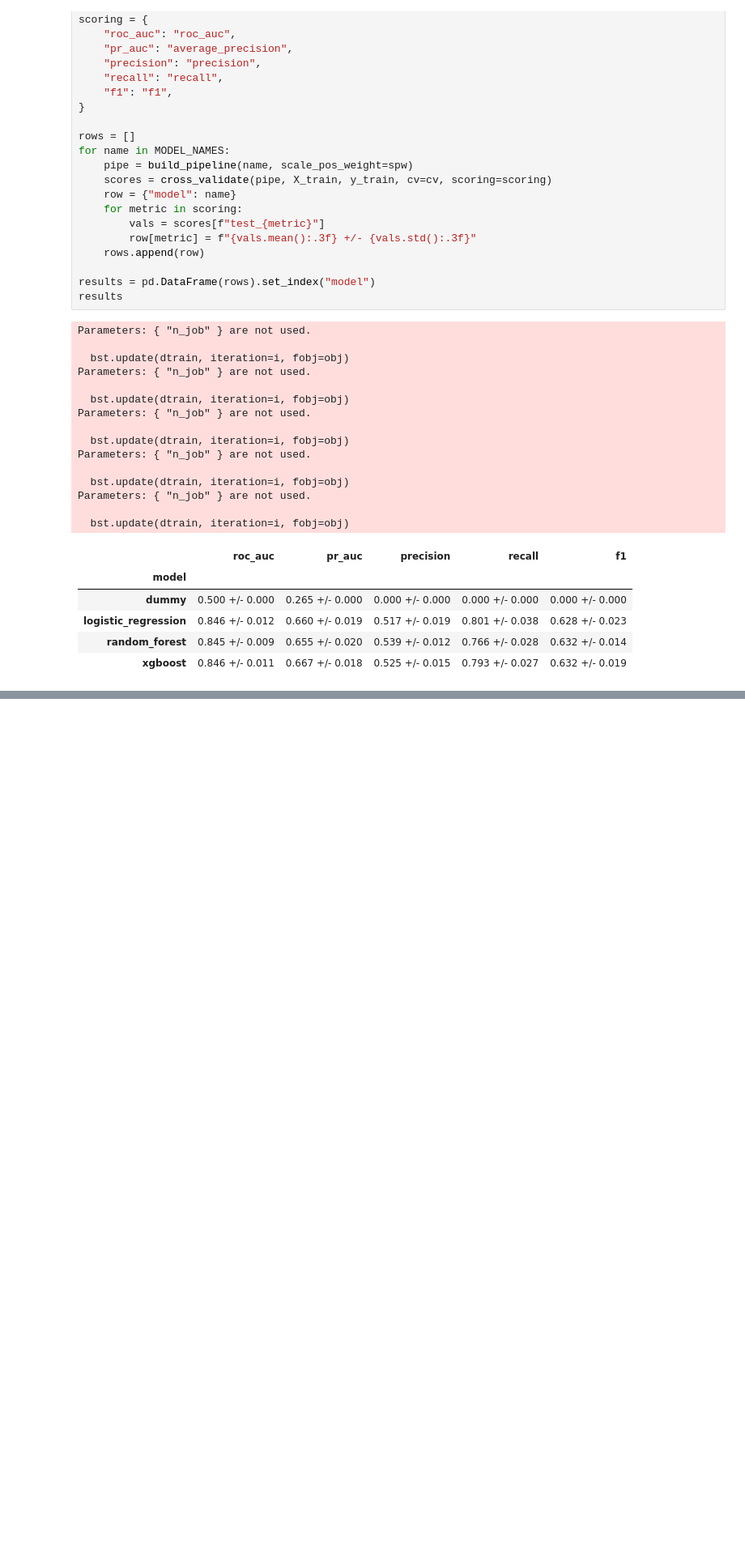
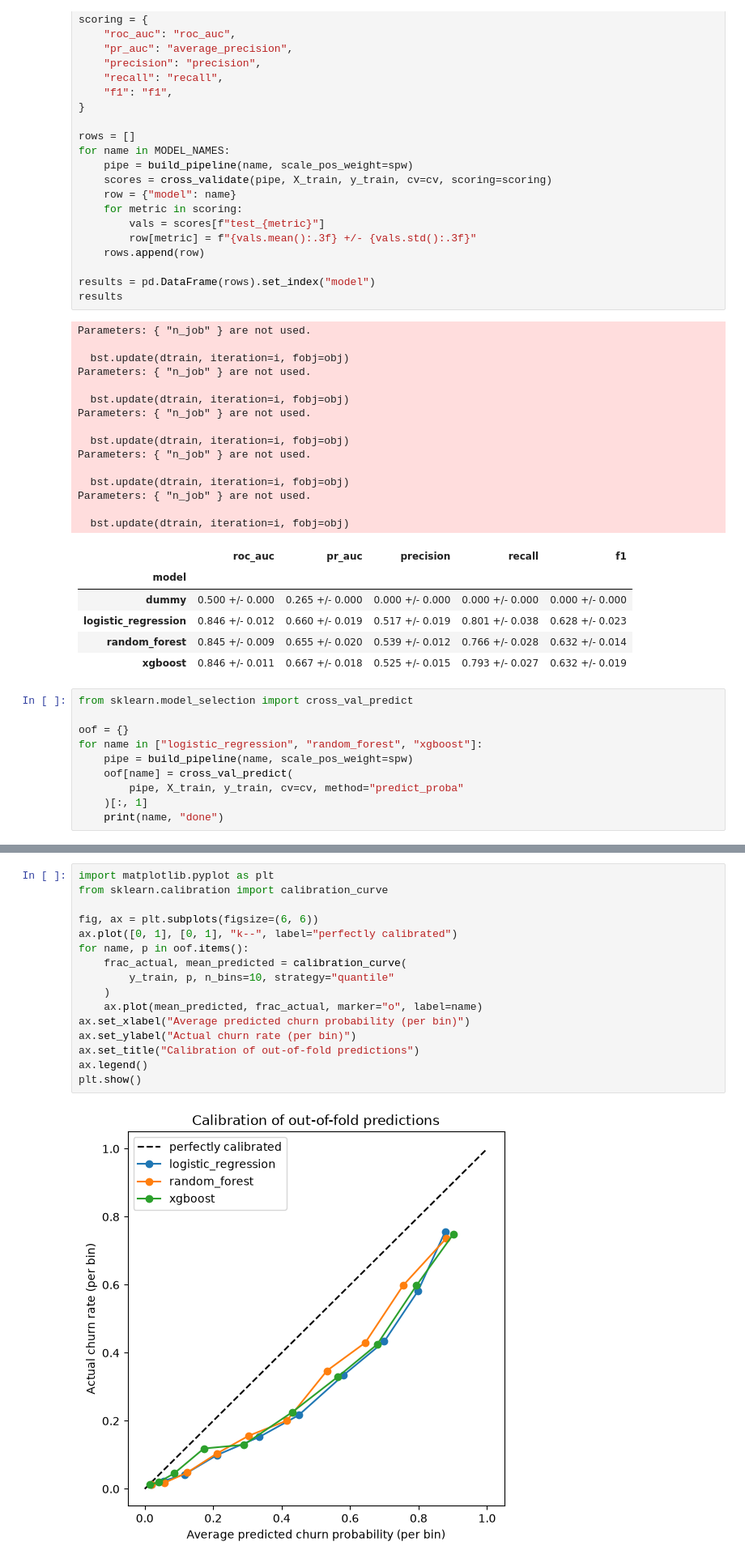
Before and after one commit to gauriverse/ChurnLens, a Jupyter notebook: notebooks/05_model_training.ipynb, the cells around one changed output, grey strips where cells are left out. Shown at 81% size. Cells and saved outputs as stored; diff of their text form; blank space fills up the shorter version.

Commit message:
feat: add nested-CV probability calibration comparison

```diff
--- a/notebooks/05_model_training.ipynb
+++ b/notebooks/05_model_training.ipynb
@@ -59,3 +59,13 @@ Parameters: { "n_job" } are not used.
 | logistic_regression | 0.846 +/- 0.012 | 0.660 +/- 0.019 | 0.517 +/- 0.019 | 0.801 +/- 0.038 | 0.628 +/- 0.023 |
 | random_forest | 0.845 +/- 0.009 | 0.655 +/- 0.020 | 0.539 +/- 0.012 | 0.766 +/- 0.028 | 0.632 +/- 0.014 |
 | xgboost | 0.846 +/- 0.011 | 0.667 +/- 0.018 | 0.525 +/- 0.015 | 0.793 +/- 0.027 | 0.632 +/- 0.019 |
+# %%
+from sklearn.model_selection import cross_val_predict
+
+oof = {}
+for name in ["logistic_regression", "random_forest", "xgboost"]:
+    pipe = build_pipeline(name, scale_pos_weight=spw)
+    oof[name] = cross_val_predict(
+        pipe, X_train, y_train, cv=cv, method="predict_proba"
+    )[:, 1]
+    print(name, "done")
@@ -61,0 +91,18 @@ Parameters: { "n_job" } are not used.
+# %%
+import matplotlib.pyplot as plt
+from sklearn.calibration import calibration_curve
+
+fig, ax = plt.subplots(figsize=(6, 6))
+ax.plot([0, 1], [0, 1], "k--", label="perfectly calibrated")
+for name, p in oof.items():
+    frac_actual, mean_predicted = calibration_curve(
+        y_train, p, n_bins=10, strategy="quantile"
+    )
+    ax.plot(mean_predicted, frac_actual, marker="o", label=name)
+ax.set_xlabel("Average predicted churn probability (per bin)")
+ax.set_ylabel("Actual churn rate (per bin)")
+ax.set_title("Calibration of out-of-fold predictions")
+ax.legend()
+plt.show()
+# %% [output]
+[figure, added]
```
Also changed, not shown: parts of 5 cells of this notebook.
